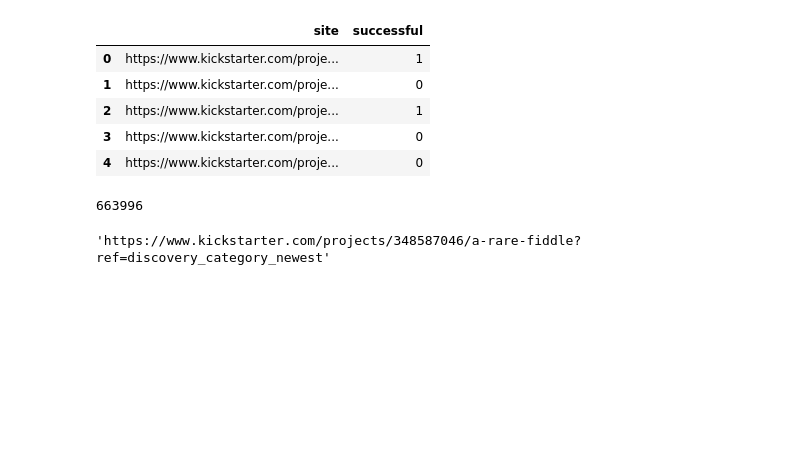
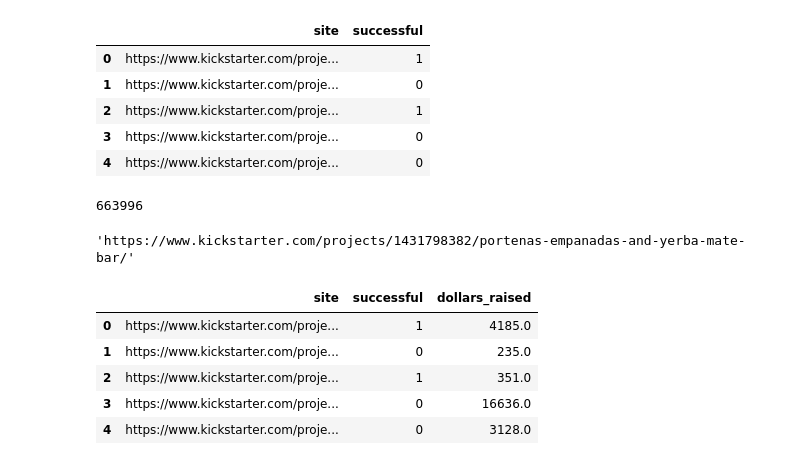
Before and after one commit to charlesfry/DataScience, a Jupyter notebook: Kickstarter/exploration.ipynb, the cells around one changed output. Drawn from its saved outputs; the diff is of its cells as text; code cells hidden in the pictures; blank space fills up the shorter version.

```diff
--- a/Kickstarter/exploration.ipynb
+++ b/Kickstarter/exploration.ipynb
@@ -221,4 +221,7 @@ url count: 663996
 df.site.nunique()
 # %% [output]
 663996
+# %%
+df.site = df.site.astype(str).str.replace("(\?ref=discovery_category)+.*$", "/")
+df['dollars_raised'] = continuous_target.astype(np.int)
 # %%
@@ -226,4 +229,13 @@ df.to_csv('E:\KickStarter\Kickstarter_urls.csv')
 # %%
-df.site.iloc[1434]
+df.site.iloc[69]
 # %% [output]
-'https://www.kickstarter.com/projects/348587046/a-rare-fiddle?ref=discovery_category_newest'
+'https://www.kickstarter.com/projects/1431798382/portenas-empanadas-and-yerba-mate-bar/'
+# %%
+df.head()
+# %% [output]
+|  | site | successful | dollars_raised |
+| 0 | https://www.kickstarter.com/proje... | 1 | 4185.0 |
+| 1 | https://www.kickstarter.com/proje... | 0 | 235.0 |
+| 2 | https://www.kickstarter.com/proje... | 1 | 351.0 |
+| 3 | https://www.kickstarter.com/proje... | 0 | 16636.0 |
+| 4 | https://www.kickstarter.com/proje... | 0 | 3128.0 |
```
Also changed, not shown: parts of 1 cell of this notebook, 5 other files.
